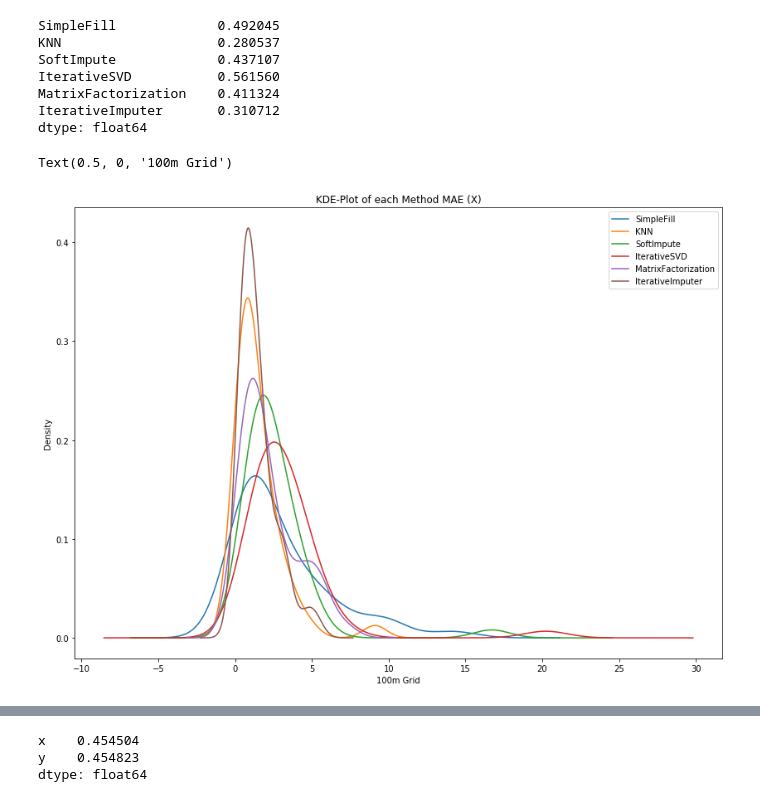
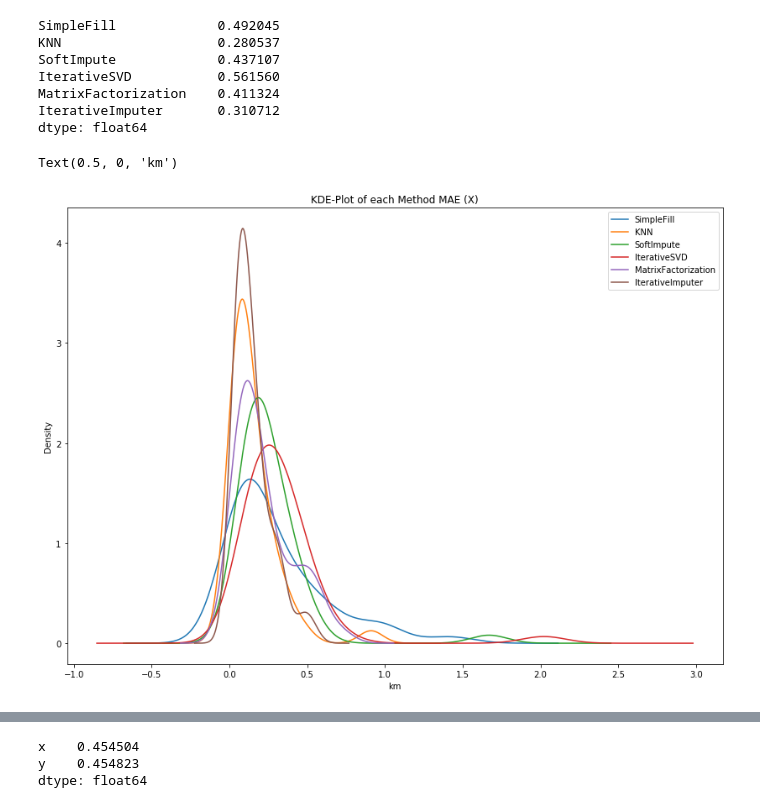
Before and after one commit to ajal8/DP_Project, a Jupyter notebook: Data_Prepration.ipynb, the cells around one changed output, grey strips where cells are left out. Drawn from its saved outputs; the diff is of its cells as text; code cells hidden in the pictures.

Commit message:
fix the x label for density plot of MAEs

```diff
--- a/Data_Prepration.ipynb
+++ b/Data_Prepration.ipynb
@@ -553,9 +553,9 @@ MatrixFactorization    0.411324
 IterativeImputer       0.310712
 dtype: float64
 # %%
-plot = x_mae.plot.kde(title="KDE-Plot of each Method MAE (X)", figsize=(14, 10)).set_xlabel("100m Grid")
+plot = (x_mae/10).plot.kde(title="KDE-Plot of each Method MAE (X)", figsize=(14, 10)).set_xlabel("km")
 plot
 # %% [output]
-Text(0.5, 0, '100m Grid')
+Text(0.5, 0, 'km')
-[figure, old version]
+[figure, new version]
 # %%
```
Also changed, not shown: parts of 1 cell of this notebook.
